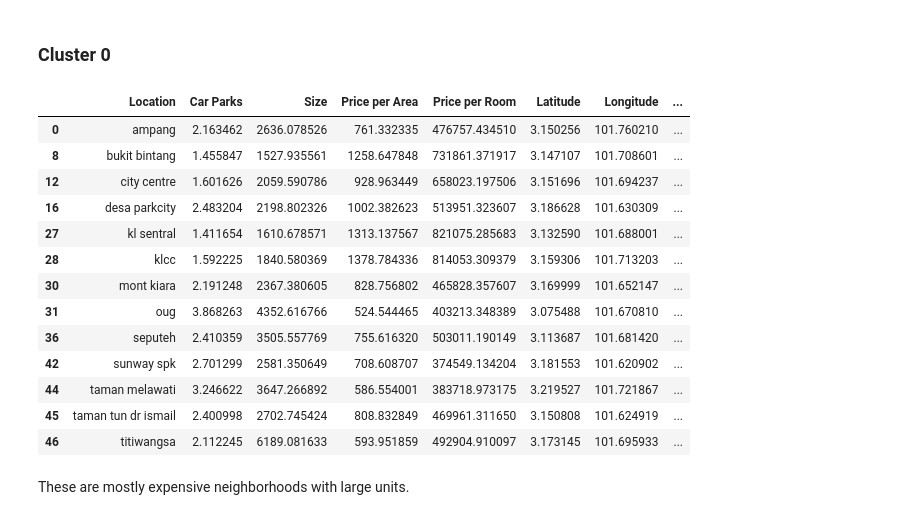
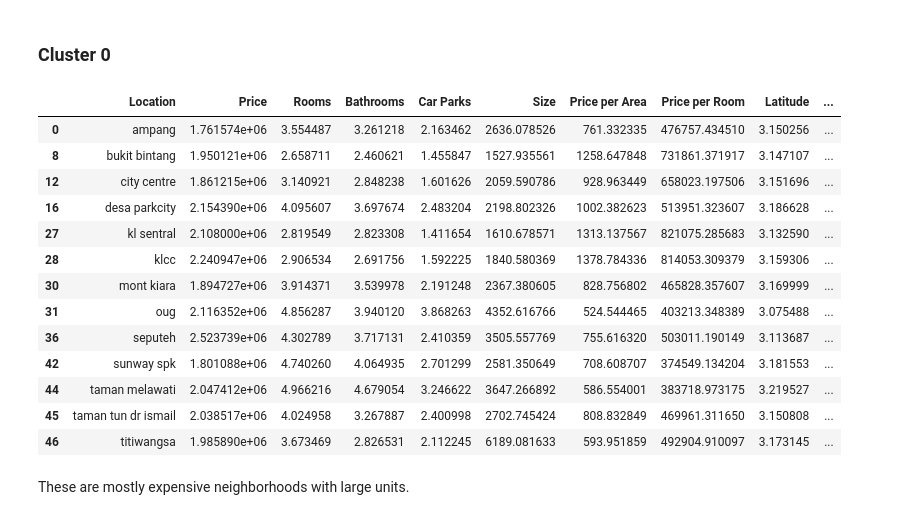
Before and after one commit to anvarnarz/ML-clustering-kl-properties-vs-venues, a Jupyter notebook: main.ipynb, the cells around one changed output. Drawn from its saved outputs; the diff is of its cells as text; code cells hidden in the pictures.

```diff
--- a/main.ipynb
+++ b/main.ipynb
@@ -384,22 +384,22 @@ map_clusters
 # %% [markdown]
 ### Cluster 0
 # %%
-kl_grouped.loc[kl_grouped['Cluster Labels'] == 0, kl_grouped.columns[[1] + list(range(5, kl_grouped.shape[1]))]]
+kl_grouped.loc[kl_grouped['Cluster Labels'] == 0, kl_grouped.columns[[1] + list(range(2, kl_grouped.shape[1]))]]
 # %% [output]
-|  | Location | Car Parks | Size | Price per Area | Price per Room | Latitude | Longitude | ... |
-| 0 | ampang | 2.163462 | 2636.078526 | 761.332335 | 476757.434510 | 3.150256 | 101.760210 | ... |
-| 8 | bukit bintang | 1.455847 | 1527.935561 | 1258.647848 | 731861.371917 | 3.147107 | 101.708601 | ... |
-| 12 | city centre | 1.601626 | 2059.590786 | 928.963449 | 658023.197506 | 3.151696 | 101.694237 | ... |
-| 16 | desa parkcity | 2.483204 | 2198.802326 | 1002.382623 | 513951.323607 | 3.186628 | 101.630309 | ... |
-| 27 | kl sentral | 1.411654 | 1610.678571 | 1313.137567 | 821075.285683 | 3.132590 | 101.688001 | ... |
-| 28 | klcc | 1.592225 | 1840.580369 | 1378.784336 | 814053.309379 | 3.159306 | 101.713203 | ... |
-| 30 | mont kiara | 2.191248 | 2367.380605 | 828.756802 | 465828.357607 | 3.169999 | 101.652147 | ... |
-| 31 | oug | 3.868263 | 4352.616766 | 524.544465 | 403213.348389 | 3.075488 | 101.670810 | ... |
-| 36 | seputeh | 2.410359 | 3505.557769 | 755.616320 | 503011.190149 | 3.113687 | 101.681420 | ... |
-| 42 | sunway spk | 2.701299 | 2581.350649 | 708.608707 | 374549.134204 | 3.181553 | 101.620902 | ... |
-| 44 | taman melawati | 3.246622 | 3647.266892 | 586.554001 | 383718.973175 | 3.219527 | 101.721867 | ... |
-| 45 | taman tun dr ismail | 2.400998 | 2702.745424 | 808.832849 | 469961.311650 | 3.150808 | 101.624919 | ... |
-| 46 | titiwangsa | 2.112245 | 6189.081633 | 593.951859 | 492904.910097 | 3.173145 | 101.695933 | ... |
+|  | Location | Price | Rooms | Bathrooms | Car Parks | Size | Price per Area | Price per Room | Latitude | ... |
+| 0 | ampang | 1.761574e+06 | 3.554487 | 3.261218 | 2.163462 | 2636.078526 | 761.332335 | 476757.434510 | 3.150256 | ... |
+| 8 | bukit bintang | 1.950121e+06 | 2.658711 | 2.460621 | 1.455847 | 1527.935561 | 1258.647848 | 731861.371917 | 3.147107 | ... |
+| 12 | city centre | 1.861215e+06 | 3.140921 | 2.848238 | 1.601626 | 2059.590786 | 928.963449 | 658023.197506 | 3.151696 | ... |
+| 16 | desa parkcity | 2.154390e+06 | 4.095607 | 3.697674 | 2.483204 | 2198.802326 | 1002.382623 | 513951.323607 | 3.186628 | ... |
+| 27 | kl sentral | 2.108000e+06 | 2.819549 | 2.823308 | 1.411654 | 1610.678571 | 1313.137567 | 821075.285683 | 3.132590 | ... |
+| 28 | klcc | 2.240947e+06 | 2.906534 | 2.691756 | 1.592225 | 1840.580369 | 1378.784336 | 814053.309379 | 3.159306 | ... |
+| 30 | mont kiara | 1.894727e+06 | 3.914371 | 3.539978 | 2.191248 | 2367.380605 | 828.756802 | 465828.357607 | 3.169999 | ... |
+| 31 | oug | 2.116352e+06 | 4.856287 | 3.940120 | 3.868263 | 4352.616766 | 524.544465 | 403213.348389 | 3.075488 | ... |
+| 36 | seputeh | 2.523739e+06 | 4.302789 | 3.717131 | 2.410359 | 3505.557769 | 755.616320 | 503011.190149 | 3.113687 | ... |
+| 42 | sunway spk | 1.801088e+06 | 4.740260 | 4.064935 | 2.701299 | 2581.350649 | 708.608707 | 374549.134204 | 3.181553 | ... |
+| 44 | taman melawati | 2.047412e+06 | 4.966216 | 4.679054 | 3.246622 | 3647.266892 | 586.554001 | 383718.973175 | 3.219527 | ... |
+| 45 | taman tun dr ismail | 2.038517e+06 | 4.024958 | 3.267887 | 2.400998 | 2702.745424 | 808.832849 | 469961.311650 | 3.150808 | ... |
+| 46 | titiwangsa | 1.985890e+06 | 3.673469 | 2.826531 | 2.112245 | 6189.081633 | 593.951859 | 492904.910097 | 3.173145 | ... |
 # %% [markdown]
 These are mostly expensive neighborhoods with large units.
 # %% [markdown]
```
Also changed, not shown: parts of 4 cells of this notebook, 5 other files.
